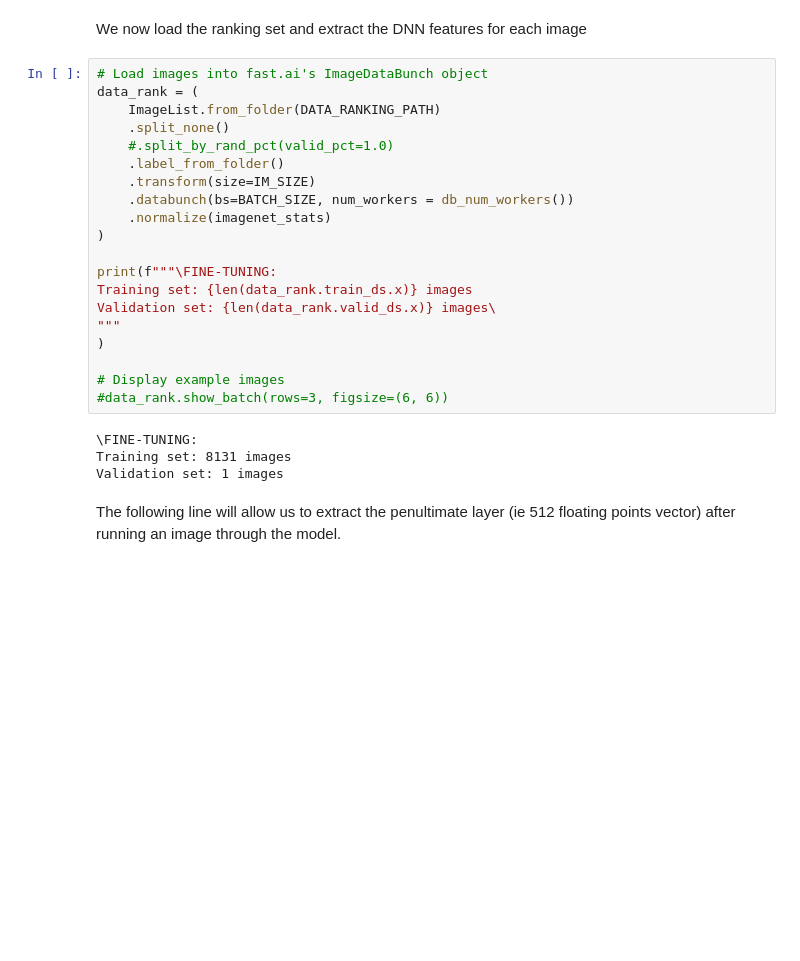
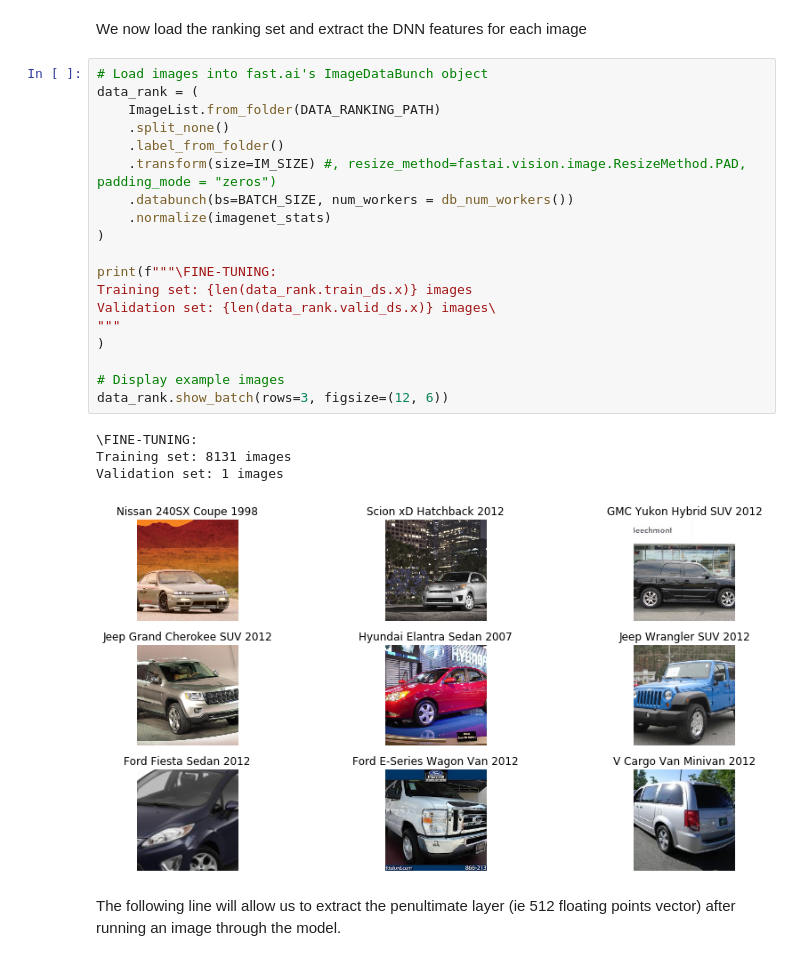
Before and after one commit to youngpark/computervision-recipes, a Jupyter notebook: scenarios/similarity/02_split_by_class.ipynb, the cells around one changed output. Cells and saved outputs as stored; diff of their text form; blank space fills up the shorter version.

```diff
--- a/scenarios/similarity/02_split_by_class.ipynb
+++ b/scenarios/similarity/02_split_by_class.ipynb
@@ -285,27 +314,27 @@ We now load the ranking set and extract the DNN features for each image
 # %%
 # Load images into fast.ai's ImageDataBunch object
 data_rank = (
     ImageList.from_folder(DATA_RANKING_PATH)
     .split_none()
-    #.split_by_rand_pct(valid_pct=1.0)
     .label_from_folder()
-    .transform(size=IM_SIZE)
+    .transform(size=IM_SIZE) #, resize_method=fastai.vision.image.ResizeMethod.PAD, padding_mode = "zeros")
     .databunch(bs=BATCH_SIZE, num_workers = db_num_workers())
     .normalize(imagenet_stats)
 )
 
 print(f"""\FINE-TUNING:
 Training set: {len(data_rank.train_ds.x)} images
 Validation set: {len(data_rank.valid_ds.x)} images\
 """
 )
 
 # Display example images
-#data_rank.show_batch(rows=3, figsize=(6, 6))
+data_rank.show_batch(rows=3, figsize=(12, 6))
 # %% [output]
 \FINE-TUNING:
 Training set: 8131 images
 Validation set: 1 images
+[figure, added]
 # %% [markdown]
 The following line will allow us to extract the penultimate layer (ie 512 floating points vector) after running an image  through the model.
 # %%
```
Also changed, not shown: parts of 21 cells of this notebook.
